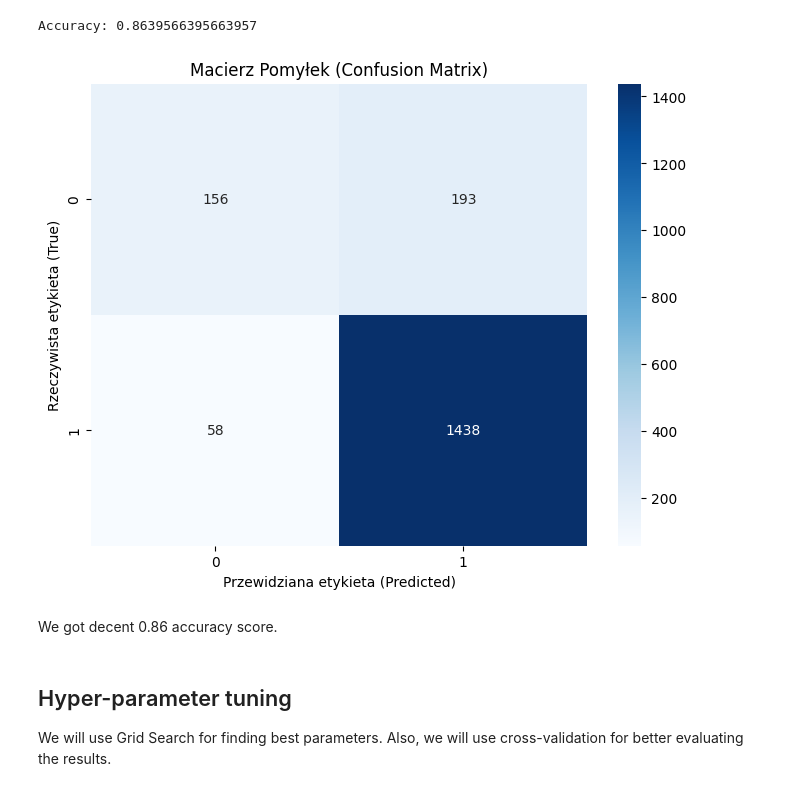
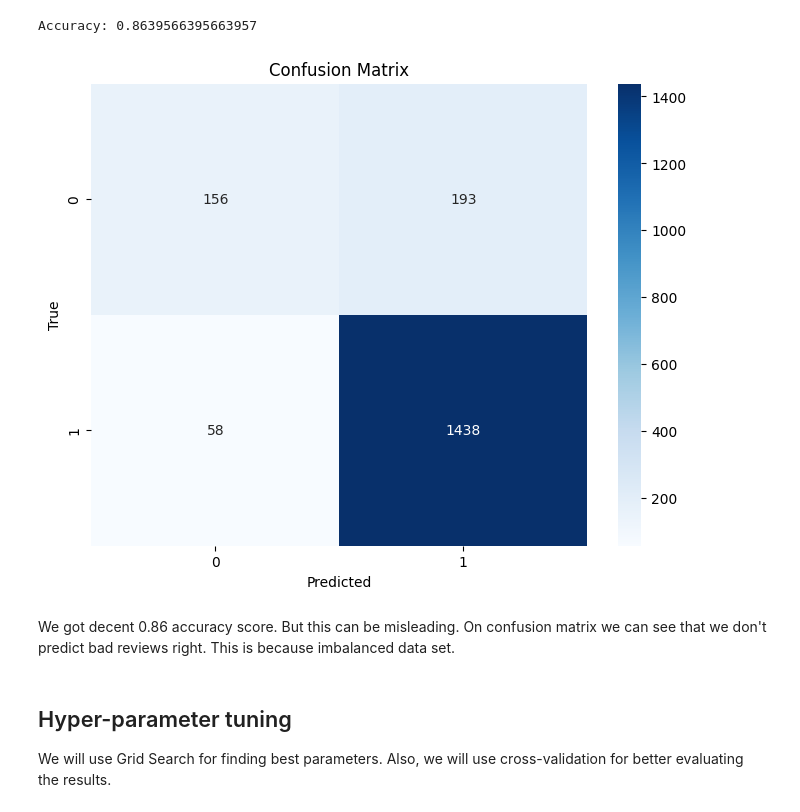
Before and after one commit to chillMLguy/fashion-shop-review-classification, a Jupyter notebook: main.ipynb, the cells around one changed output. Saved outputs shown, nothing was run; the diff lists cells and outputs as text; code cells hidden in the pictures.

```diff
--- a/main.ipynb
+++ b/main.ipynb
@@ -262,22 +262,22 @@ Accuracy: 0.8639566395663957
 # %%
 from sklearn.metrics import confusion_matrix
 
 cm = confusion_matrix(y_test, y_pred)
 
 plt.figure(figsize=(8, 6))
 sns.heatmap(cm, annot=True, fmt='d', cmap='Blues')
-plt.xlabel('Przewidziana etykieta (Predicted)')
-plt.ylabel('Rzeczywista etykieta (True)')
-plt.title('Macierz Pomyłek (Confusion Matrix)')
+plt.xlabel('Predicted')
+plt.ylabel('True')
+plt.title('Confusion Matrix')
 
 plt.show()
 # %% [output]
-[figure, old version]
+[figure, new version]
 # %%
 import matplotlib.pyplot as plt
 import seaborn as sns
 # %% [markdown]
-We got decent 0.86 accuracy score.
+We got decent 0.86 accuracy score. But this can be misleading. On confusion matrix we can see that we don't predict bad reviews right. This is because imbalanced data set.
 # %% [markdown]
 ## Hyper-parameter tuning
 
```
